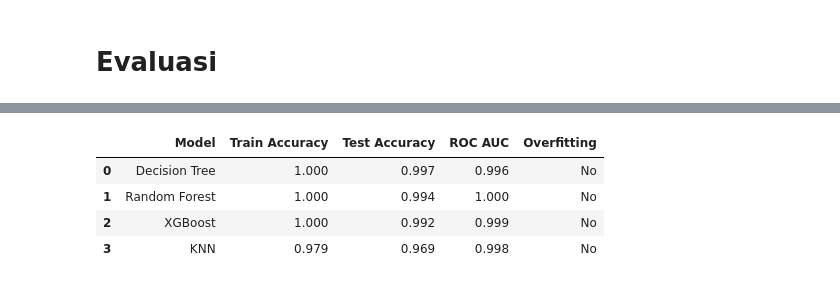
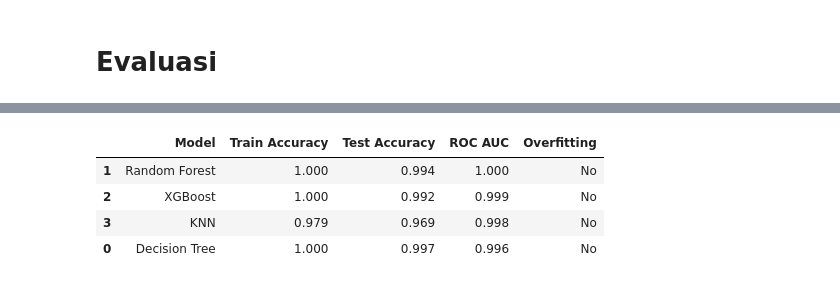
Before and after one commit to MHzNug/Submission-Machine-Learning-Terapan, a Jupyter notebook: Predictive Analytics/Notebook.ipynb, the cells around one changed output, grey strips where cells are left out. Cells and saved outputs as stored; diff of their text form; code cells hidden in the pictures.

```diff
--- a/Predictive Analytics/Notebook.ipynb
+++ b/Predictive Analytics/Notebook.ipynb
@@ -356,9 +445,9 @@ Parameters: { "use_label_encoder" } are not used.
 # %%
-results_sorted = results_df.sort_values('Test Accuracy', ascending=False)
+results_sorted = results_df.sort_values('ROC AUC', ascending=False)
 results_sorted
 # %% [output]
 |  | Model | Train Accuracy | Test Accuracy | ROC AUC | Overfitting |
-| 0 | Decision Tree | 1.000 | 0.997 | 0.996 | No |
 | 1 | Random Forest | 1.000 | 0.994 | 1.000 | No |
 | 2 | XGBoost | 1.000 | 0.992 | 0.999 | No |
 | 3 | KNN | 0.979 | 0.969 | 0.998 | No |
+| 0 | Decision Tree | 1.000 | 0.997 | 0.996 | No |
```
Also changed, not shown: parts of 38 cells of this notebook.
